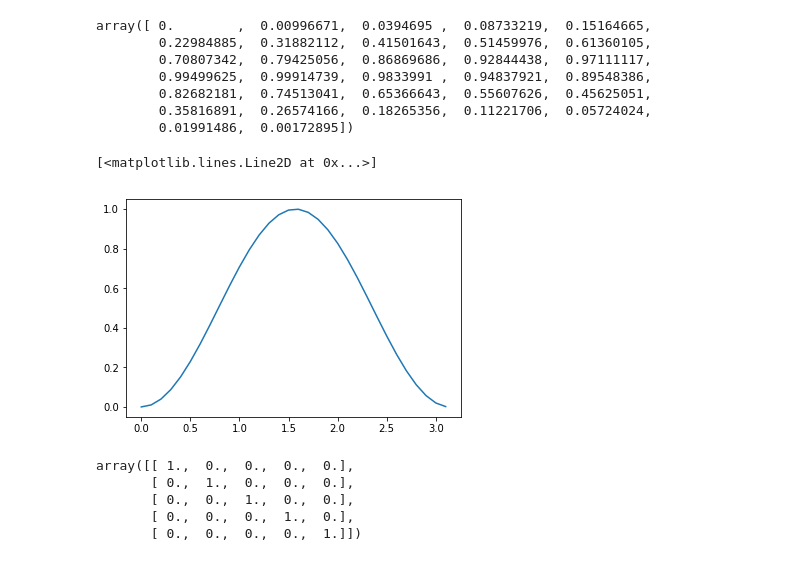
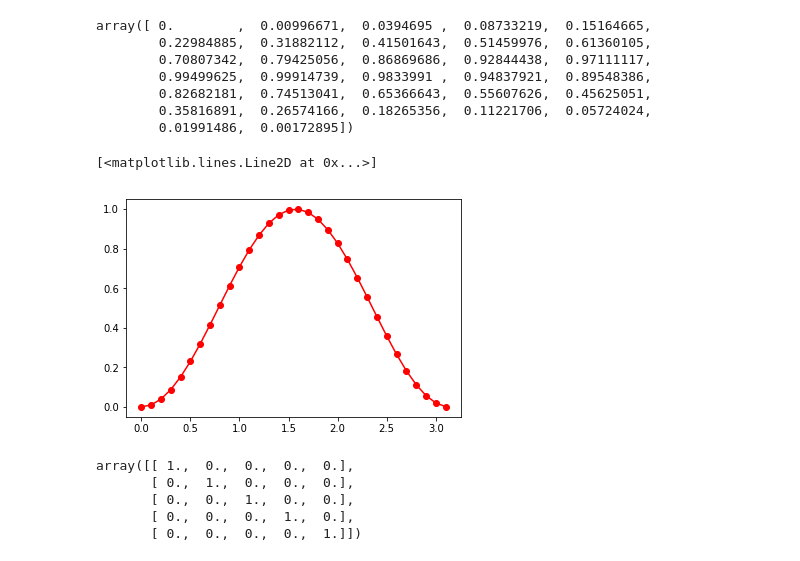
Before and after one commit to helgegn/geocomp-0118, a Jupyter notebook: master/Intro_to_NumPy.ipynb, the cells around one changed output. Drawn from its saved outputs; the diff is of its cells as text; code cells hidden in the pictures.

```diff
--- a/master/Intro_to_NumPy.ipynb
+++ b/master/Intro_to_NumPy.ipynb
@@ -196,11 +213,11 @@ array([ 0.        ,  0.00996671,  0.0394695 ,  0.08733219,  0.15164665,
 # %%
 %matplotlib inline
 import matplotlib.pyplot as plt
 
-plt.plot(theta, y)
+plt.plot(theta, y, 'r-o')
 # %% [output]
 [<matplotlib.lines.Line2D at 0x...>]
-[figure, old version]
+[figure, new version]
 # %%
 np.eye(5)
 # %% [output]
```
Also changed, not shown: parts of 30 cells of this notebook, 5 other files.
